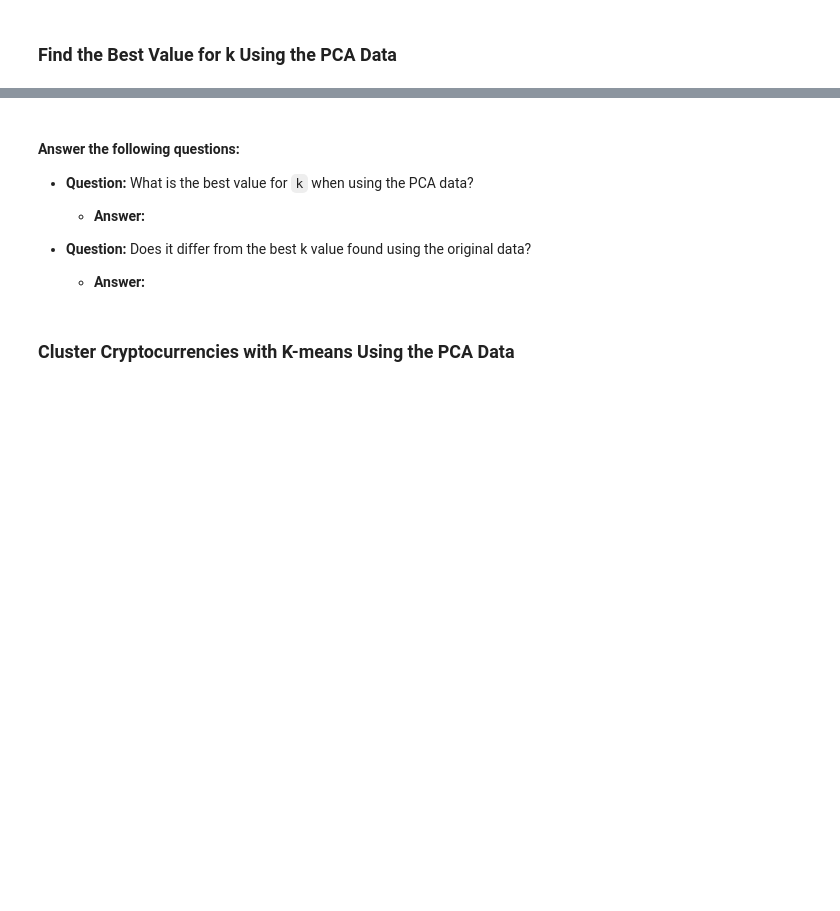
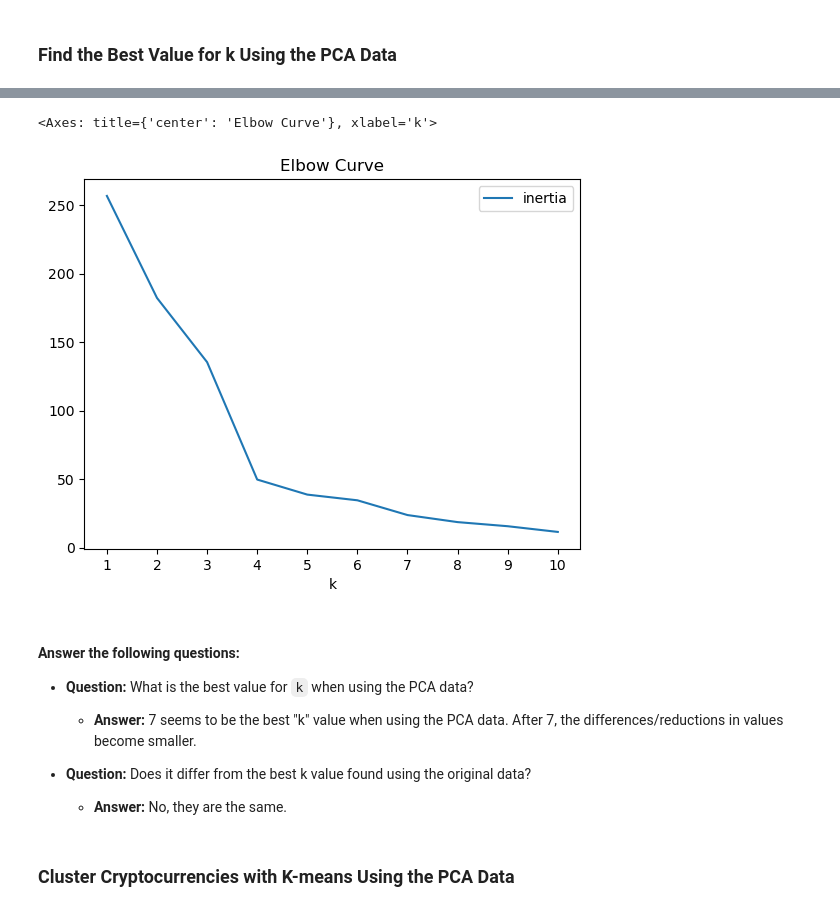
Before and after one commit to srhill12/CryptoClustering, a Jupyter notebook: Crypto_Clustering_starter_code.ipynb, the cells around one changed output, grey strips where cells are left out. Saved outputs shown, nothing was run; the diff lists cells and outputs as text; code cells hidden in the pictures; blank space fills up the shorter version.

```diff
--- a/Crypto_Clustering_starter_code.ipynb
+++ b/Crypto_Clustering_starter_code.ipynb
@@ -259,16 +308,25 @@ array([0.3719856 , 0.34700813, 0.17603793])
 # %%
 # Plot a line chart with all the inertia values computed with
 # the different values of k to visually identify the optimal value for k.
+df_elbow_pca.plot.line(
+    x="k",
+    y="inertia",
+    title="Elbow Curve",
+    xticks=k
+)
+# %% [output]
+<Axes: title={'center': 'Elbow Curve'}, xlabel='k'>
+[figure, added]
 # %% [markdown]
 #### Answer the following questions:
 * **Question:** What is the best value for `k` when using the PCA data?
 
-  * **Answer:**
+  * **Answer:** 7 seems to be the best "k" value when using the PCA data. After 7, the differences/reductions in values become smaller.
 
 
 * **Question:** Does it differ from the best k value found using the original data?
 
-  * **Answer:**
+  * **Answer:** No, they are the same.
 # %% [markdown]
 ### Cluster Cryptocurrencies with K-means Using the PCA Data
 # %%
```
Also changed, not shown: parts of 16 cells of this notebook.
